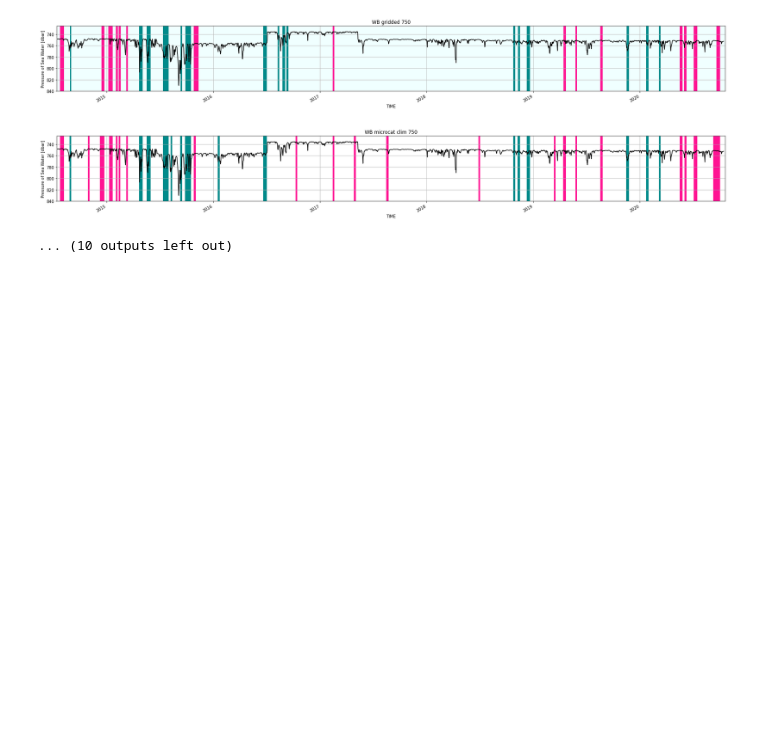
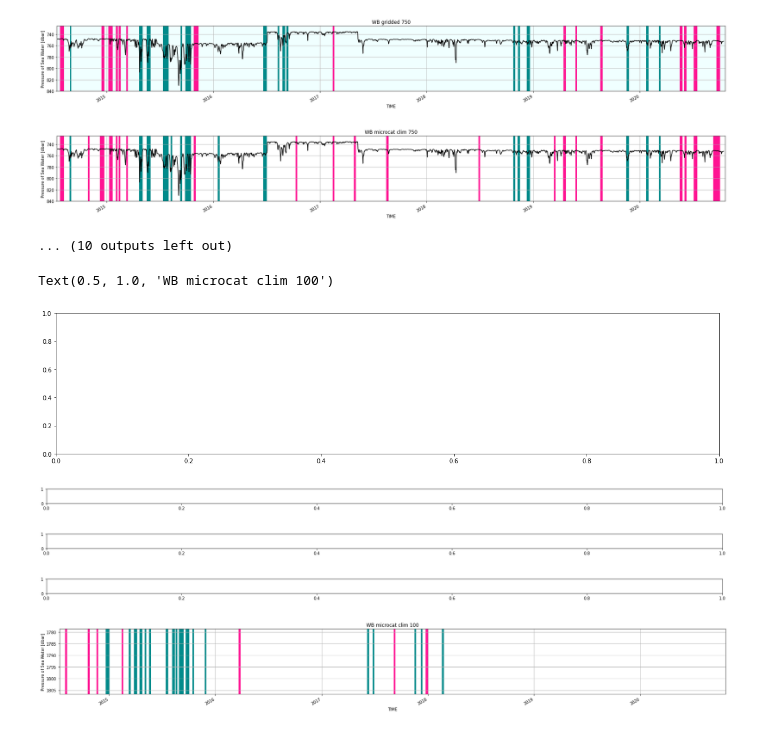
Before and after one commit to Marie-Louise-Korte/Rockall_Trough_MHW, a Jupyter notebook: RT_compare.ipynb, the cells around one changed output. Saved outputs shown, nothing was run; the diff lists cells and outputs as text; code cells hidden in the pictures; blank space fills up the shorter version.

```diff
--- a/RT_compare.ipynb
+++ b/RT_compare.ipynb
@@ -290,3 +295,37 @@ for i,n in enumerate(depth_WB):
 [figure]
 [figure]
 ... (10 outputs left out)
+# %%
+plt.figure(figsize = (20,20));
+plt.subplot(4,1,1)
+OV_stacked_events(EB_grid, 100)
+ds_wb.pres.sel(DEPTH=100).plot.line(x='TIME', color='k')
+plt.ylim(ds_eb.pres.sel(DEPTH=n).max()+10, ds_eb.pres.sel(DEPTH=n).min()-10)
+plt.title('EB gridded 100')
+
+plt.subplot(4,1,2)
+OV_stacked_events(EB_mcat, 100)
+ds_wb.pres.sel(DEPTH=100).plot.line(x='TIME', color='k')
+plt.ylim(ds_eb.pres.sel(DEPTH=n).max()+10, ds_wb.pres.sel(DEPTH=n).min()-10)
+plt.title('EB microcat clim 100')
+
+plt.subplot(4,1,3)
+OV_stacked_events(WB_grid, 100)
+ds_wb.pres.sel(DEPTH=100).plot.line(x='TIME', color='k')
+plt.ylim(ds_wb.pres.sel(DEPTH=n).max()+10, ds_wb.pres.sel(DEPTH=n).min()-10)
+plt.title('WB gridded 100')
+#ax = plt.axes()
+#ax.set_facecolor("#F0FFFF")
+
+plt.subplot(4,1,4)
+OV_stacked_events(WB_mcat, 100)
+ds_wb.pres.sel(DEPTH=100).plot.line(x='TIME', color='k')
+plt.ylim(ds_wb.pres.sel(DEPTH=n).max()+10, ds_wb.pres.sel(DEPTH=n).min()-10)
+plt.title('WB microcat clim 100')
+# %% [output]
+Text(0.5, 1.0, 'WB microcat clim 100')
+[figure, added]
+[figure, added]
+[figure, added]
+[figure, added]
+[figure, added]
```
Also changed, not shown: parts of 2 cells of this notebook.
